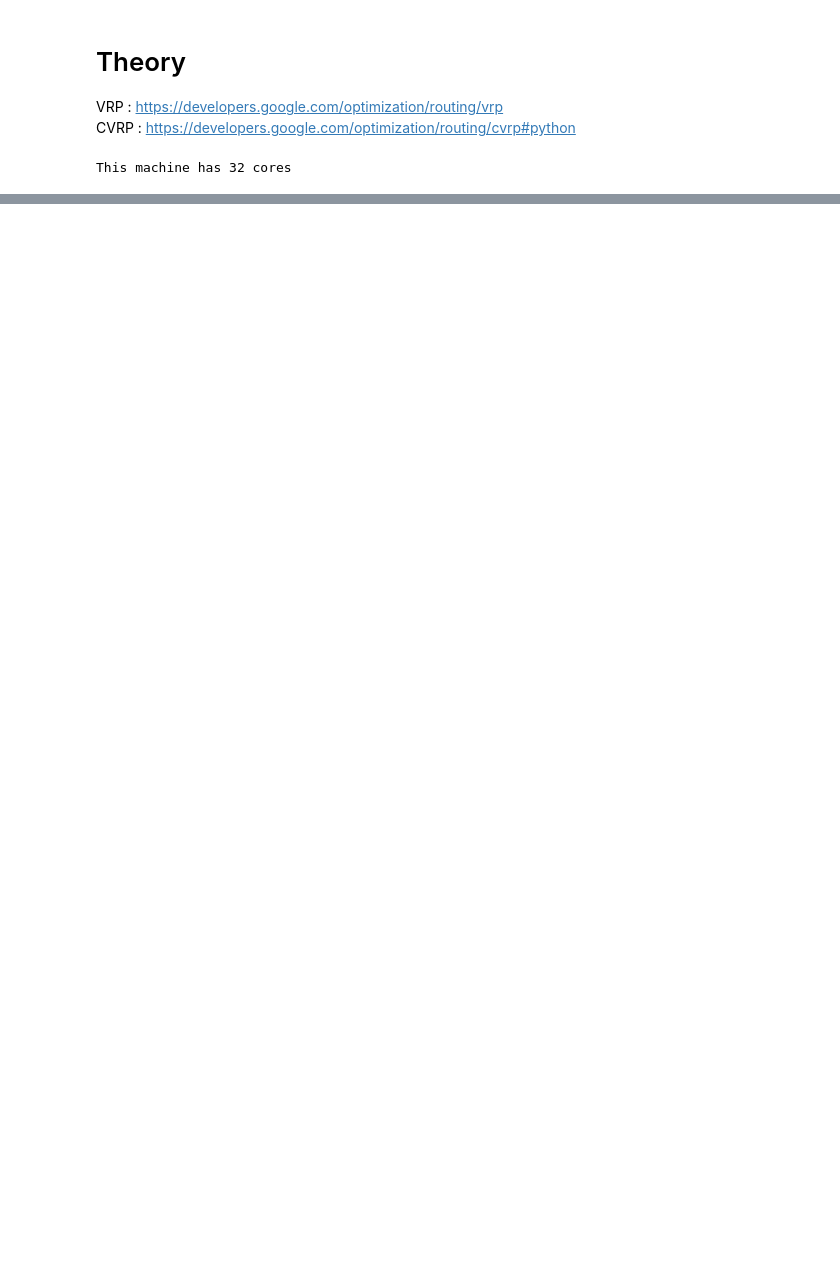
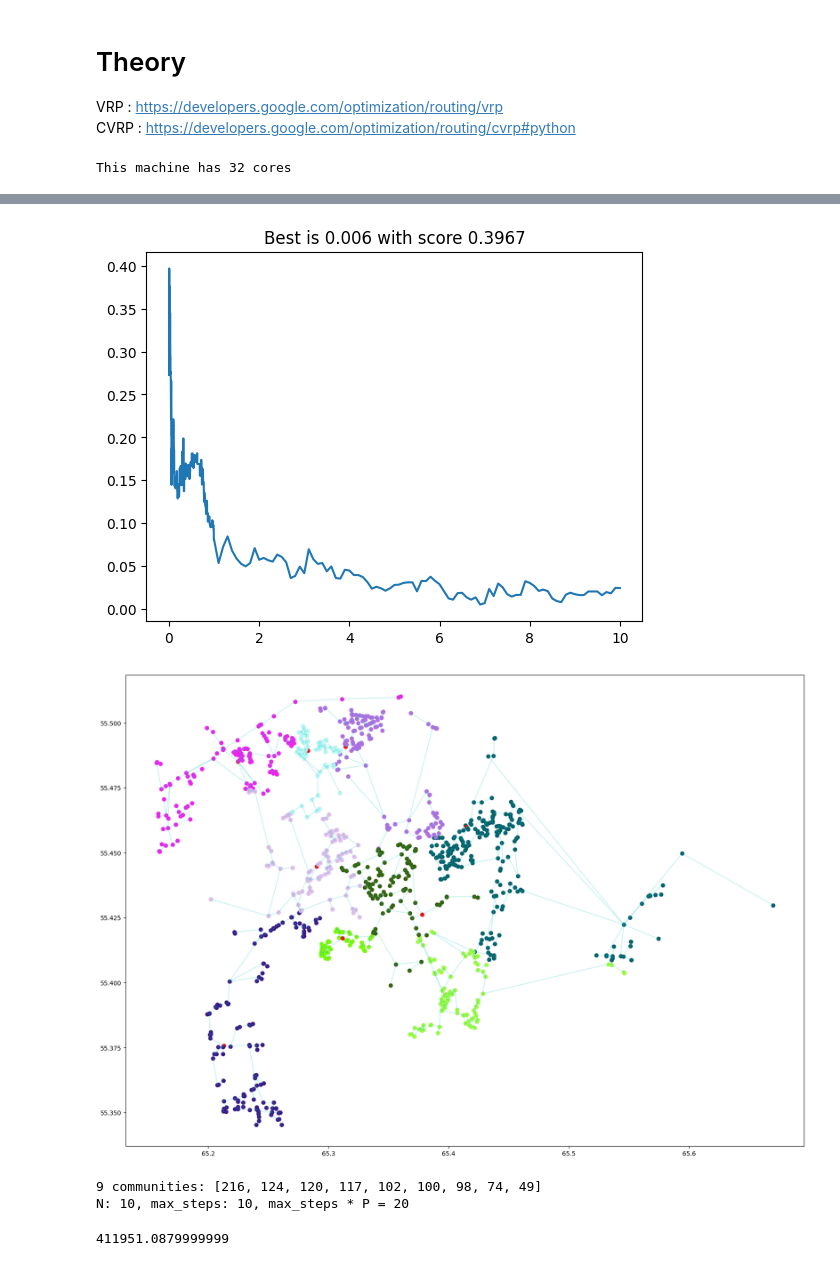
Before and after one commit to MarioAuditore/graph_clustering, a Jupyter notebook: cvrp_leiden.ipynb, the cells around one changed output, grey strips where cells are left out. Cells and saved outputs as stored; diff of their text form; code cells hidden in the pictures; blank space fills up the shorter version.

Commit message:
added metrics and more

```diff
--- a/cvrp_leiden.ipynb
+++ b/cvrp_leiden.ipynb
@@ -204,0 +173,72 @@ results
+# %%
+g = ig.Graph.from_networkx(G)
+d_matrix = np.array(g.distances(weights='length'))
+id_to_order = {id : order for order, id in enumerate(G.nodes)}
+
+
+def silhouette(d_matrix, clusters):
+    labels = np.zeros(len(id_to_order), dtype=int)
+
+    for i, cluster in enumerate(clusters):
+        for v in cluster:
+            labels[id_to_order[v]] = i
+
+    return silhouette_score(d_matrix, labels, metric='precomputed')
+# %%
+from random import sample
+import leidenalg as la
+
+# communities = clustering.leiden(G, partition_type=la.CPMVertexPartition, resolution_parameter = 0.05, weights='length', seed=0)
+
+seed = 0
+communities_sets = []
+leiden_scores = []
+resolutions = [0.001 * i for i in range(1, 1001)] + [0.1 * i for i in range(11, 101)]
+for i in tqdm(resolutions):
+    communities = clustering.leiden(G, partition_type=la.CPMVertexPartition, resolution_parameter = i, seed=seed, weights='length')
+    communities_sets.append(communities)
+    leiden_scores.append(silhouette(d_matrix, communities))
+id = np.argmax(leiden_scores)
+
+plt.plot(resolutions, leiden_scores)
+plt.title(f'Best is {resolutions[id]} with score {leiden_scores[id]:.4f}')
+plt.show()
+
+communities = communities_sets[id]
+communities = [c for c in communities if len(c) >= 10]
+
+# Set the hubs
+hubs = []
+
+for cluster in communities:
+    G_cluster = G.subgraph(cluster)
+    hubs.append(nx.barycenter(G_cluster, weight='length')[0])
+
+plt.figure(figsize=(20, 14))
+
+plot_simplex(pos, K, alpha=0.5)
+for j, cluster in enumerate(tqdm(communities)):
+    color = '#%06X' % randint(0, 0xFFFFFF)
+    for v in cluster:
+        point = pos[v]
+        if v in hubs:
+            plt.scatter(point[0], point[1], c='red')
+        else:
+            plt.scatter(point[0], point[1], c=color)
+# %% [output]
+[figure, added]
+[figure, added]
+# %%
+# Max number of delivery points
+sample_size = 10
+N = sample_size #max([len(c) for c in communities])
+# Number of vehicles
+P = 2
+# max delivery steps
+max_steps = N #int(N / P * 1.5)
+
+print(f'{len(communities)} communities: {[len(c) for c in communities]}')
+print(f'N: {N}, max_steps: {max_steps}, max_steps * P = {max_steps * P}')
+# %% [output]
+9 communities: [216, 124, 120, 117, 102, 100, 98, 74, 49]
+N: 10, max_steps: 10, max_steps * P = 20
@@ -204,0 +252,4 @@ results
+# %%
+results
+# %% [output]
+411951.0879999999
```
Also changed, not shown: parts of 12 cells of this notebook, 7 other files.
